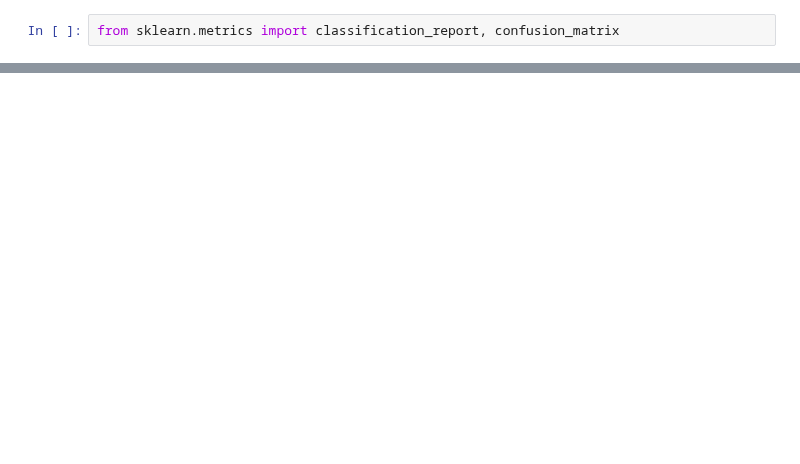
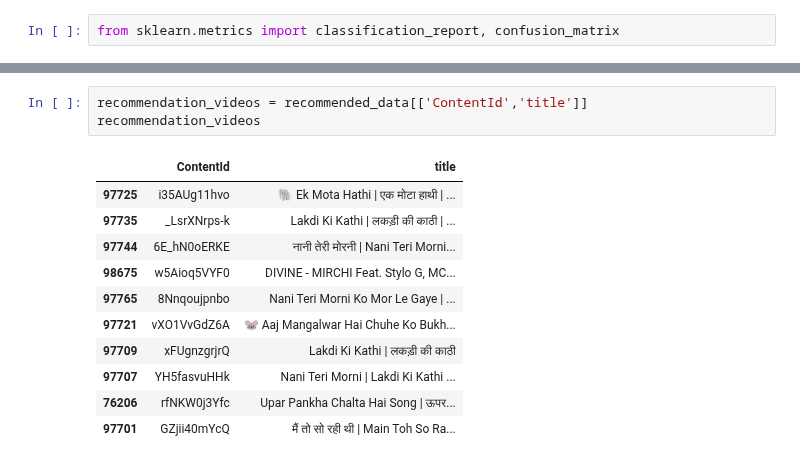
Before and after one commit to TeamEpicProjects/Recommendation-System-for-YT, a Jupyter notebook: notebook/modeling/DecisionTree.ipynb, the cells around one changed output, grey strips where cells are left out. Drawn from its saved outputs; the diff is of its cells as text; blank space fills up the shorter version.

```diff
--- a/notebook/modeling/DecisionTree.ipynb
+++ b/notebook/modeling/DecisionTree.ipynb
@@ -662,0 +749,15 @@ weighted avg       0.79      0.71      0.66     20346
+# %%
+recommendation_videos = recommended_data[['ContentId','title']]
+recommendation_videos
+# %% [output]
+|  | ContentId | title |
+| 97725 | i35AUg11hvo | 🐘 Ek Mota Hathi | एक मोटा हाथी | ... |
+| 97735 | _LsrXNrps-k | Lakdi Ki Kathi | लकड़ी की काठी | ... |
+| 97744 | 6E_hN0oERKE | नानी तेरी मोरनी | Nani Teri Morni... |
+| 98675 | w5Aioq5VYF0 | DIVINE - MIRCHI Feat. Stylo G, MC... |
+| 97765 | 8Nnqoujpnbo | Nani Teri Morni Ko Mor Le Gaye | ... |
+| 97721 | vXO1VvGdZ6A | 🐭 Aaj Mangalwar Hai Chuhe Ko Bukh... |
+| 97709 | xFUgnzgrjrQ | Lakdi Ki Kathi | लकड़ी की काठी |
+| 97707 | YH5fasvuHHk | Nani Teri Morni | Lakdi Ki Kathi ... |
+| 76206 | rfNKW0j3Yfc | Upar Pankha Chalta Hai Song | ऊपर... |
+| 97701 | GZjii40mYcQ | मैं तो सो रही थी | Main Toh So Ra... |
```
Also changed, not shown: parts of 21 cells of this notebook, 1 other file.
